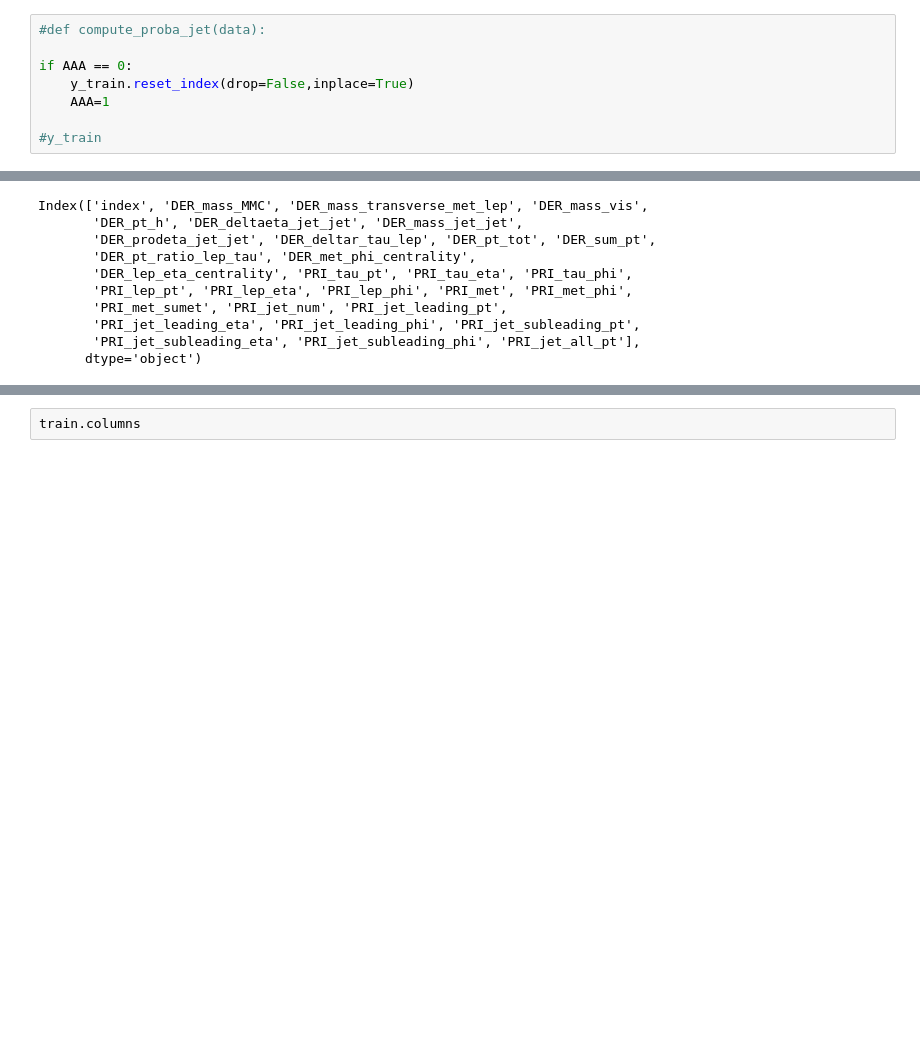
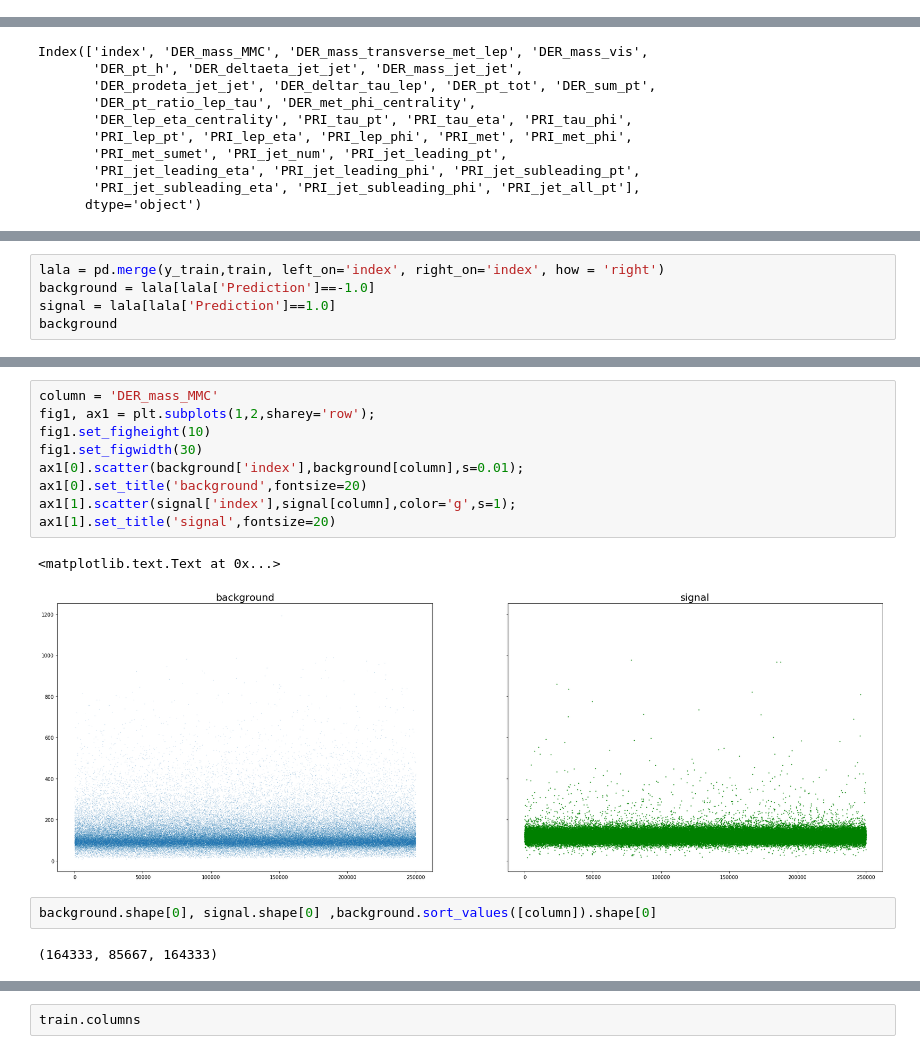
Before and after one commit to LucaZampieri/LMO_ML, a Jupyter notebook: project1/data_processing.ipynb, the cells around one changed output, grey strips where cells are left out. Cells and saved outputs as stored; diff of their text form; blank space fills up the shorter version.

```diff
--- a/project1/data_processing.ipynb
+++ b/project1/data_processing.ipynb
@@ -150,14 +158,6 @@ jet0.describe()
 # %%
 ### run this line if you wanna add the index line
 AAA = 0
-# %%
-#def compute_proba_jet(data):
-
-if AAA == 0:
-    y_train.reset_index(drop=False,inplace=True)
-    AAA=1
-
-#y_train
 # %%
 y_train.columns
 # %% [output]
@@ -222,0 +227,5 @@ Name: DER_met_phi_centrality, dtype: float64
+# %%
+lala = pd.merge(y_train,train, left_on='index', right_on='index', how = 'right')
+background = lala[lala['Prediction']==-1.0]
+signal = lala[lala['Prediction']==1.0]
+background
@@ -222,0 +294,16 @@ Name: DER_met_phi_centrality, dtype: float64
+# %%
+column = 'DER_mass_MMC'
+fig1, ax1 = plt.subplots(1,2,sharey='row');
+fig1.set_figheight(10)
+fig1.set_figwidth(30)
+ax1[0].scatter(background['index'],background[column],s=0.01);
+ax1[0].set_title('background',fontsize=20)
+ax1[1].scatter(signal['index'],signal[column],color='g',s=1);
+ax1[1].set_title('signal',fontsize=20)
+# %% [output]
+<matplotlib.text.Text at 0x...>
+[figure, added]
+# %%
+background.shape[0], signal.shape[0] ,background.sort_values([column]).shape[0]
+# %% [output]
+(164333, 85667, 164333)
```
Also changed, not shown: parts of 18 cells of this notebook, 3 other files.
